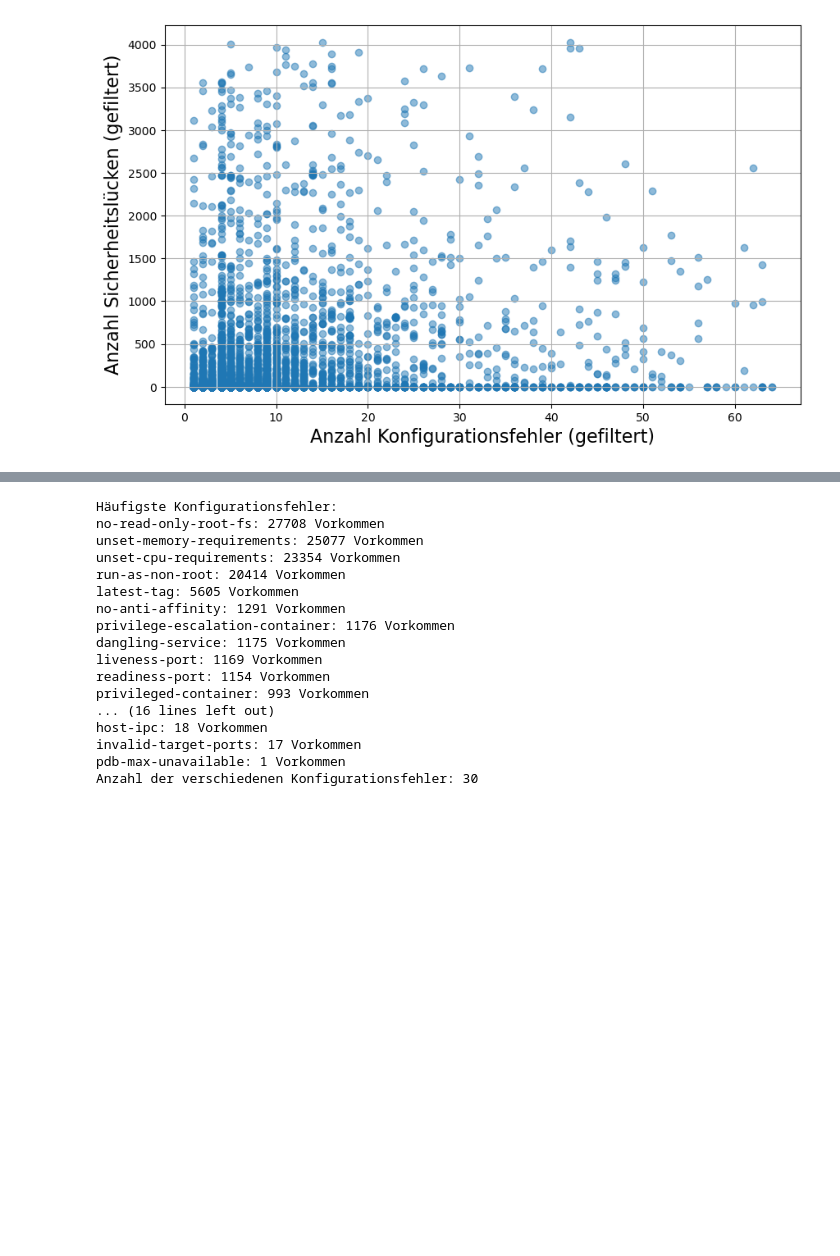
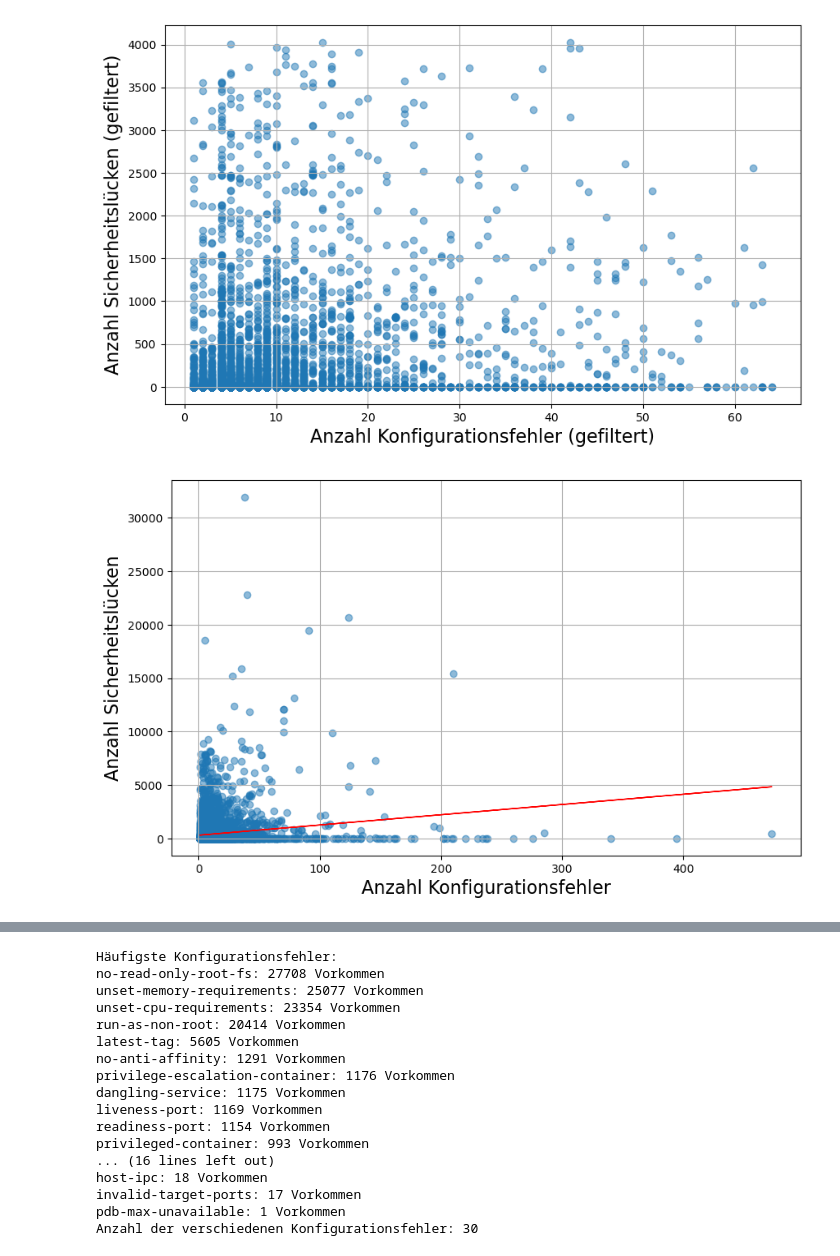
Before and after one commit to david-jnz/bachelor-security-helm-charts, a Jupyter notebook: data_analysis/03.ipynb, the cells around one changed output, grey strips where cells are left out. Drawn from its saved outputs; the diff is of its cells as text; code cells hidden in the pictures; blank space fills up the shorter version.

```diff
--- a/data_analysis/03.ipynb
+++ b/data_analysis/03.ipynb
@@ -182,3 +173,23 @@ plt.grid(True)
 plt.show()
 # %% [output]
 [figure]
+# %%
+# Streudiagramm mit Regressionslinie
+import numpy as np
+import matplotlib.pyplot as plt
+from sklearn.linear_model import LinearRegression
+
+misconfig = np.array(misconfigurations).reshape(-1, 1)
+vuln = np.array(vulnerabilities).reshape(-1, 1)
+model = LinearRegression()
+model.fit(misconfig, vuln)
+vuln_pred = model.predict(misconfig)
+plt.figure(figsize=(10, 6))
+plt.scatter(misconfig, vuln, alpha=0.5)
+plt.plot(misconfig, vuln_pred, color='red', linewidth=1)
+plt.xlabel("Anzahl Konfigurationsfehler", fontsize=16)
+plt.ylabel("Anzahl Sicherheitslücken", fontsize=16)
+plt.grid(True)
+plt.show()
+# %% [output]
+[figure, added]
```
Also changed, not shown: parts of 10 cells of this notebook, 3 other files.
